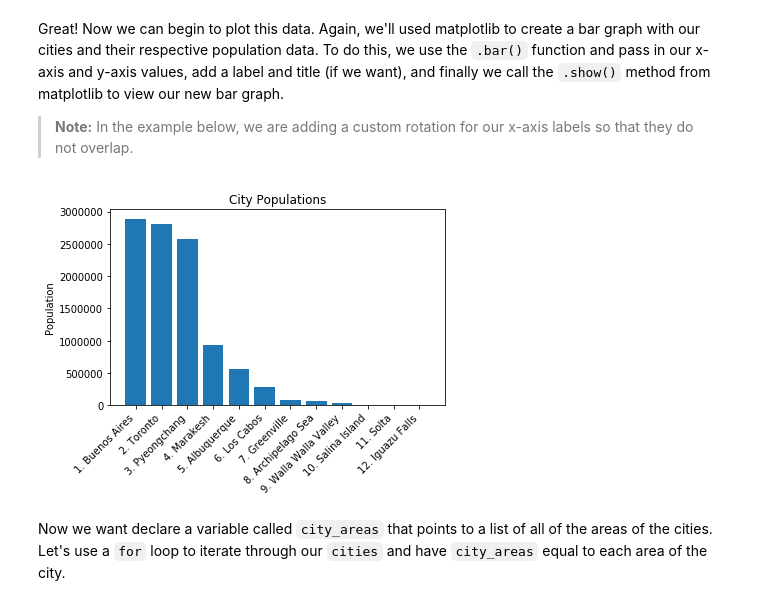
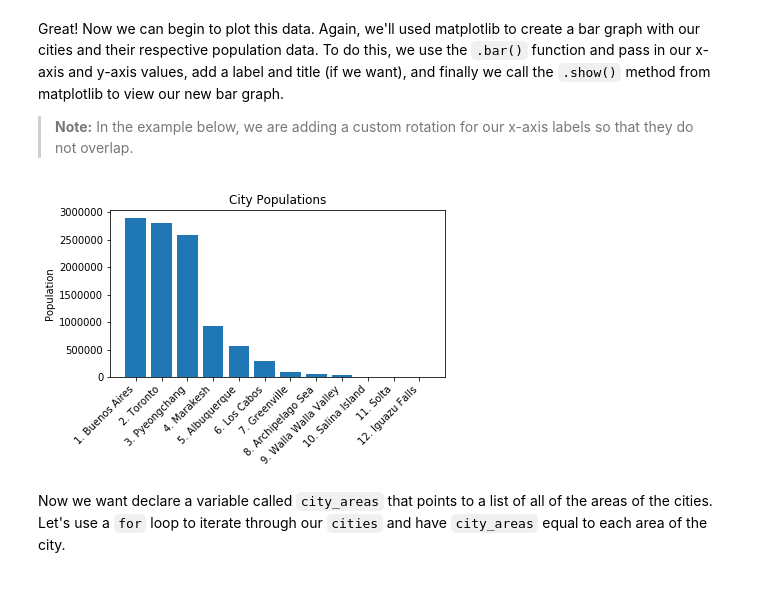
Before and after one commit to UpwardTrajectory/dsc-1-01-20-looping-over-collections-lab-seattle-ds-career-040119, a Jupyter notebook: index.ipynb, the cells around one changed output. Drawn from its saved outputs; the diff is of its cells as text; code cells hidden in the pictures.

```diff
--- a/index.ipynb
+++ b/index.ipynb
@@ -172,14 +172,13 @@ Great! Now we can begin to plot this data. Again, we'll used matplotlib to creat
 # %%
 fig, ax = plt.subplots()
 
 plt.bar(names_and_ranks, city_populations)
-plt.xticks(rotation=45)
 plt.ylabel('Population')
 plt.title('City Populations')
-fig.autofmt_xdate(bottom=0.2, rotation=45, ha='right')
+fig.autofmt_xdate(bottom=0.3, rotation=45, ha='right')
 plt.show()
 # %% [output]
-[figure, old version]
+[figure, new version]
 # %% [markdown]
 Now we want declare a variable called `city_areas` that points to a list of all of the areas of the cities.  Let's use a `for` loop to iterate through our `cities` and have `city_areas` equal to each area of the city.
 # %%
```
